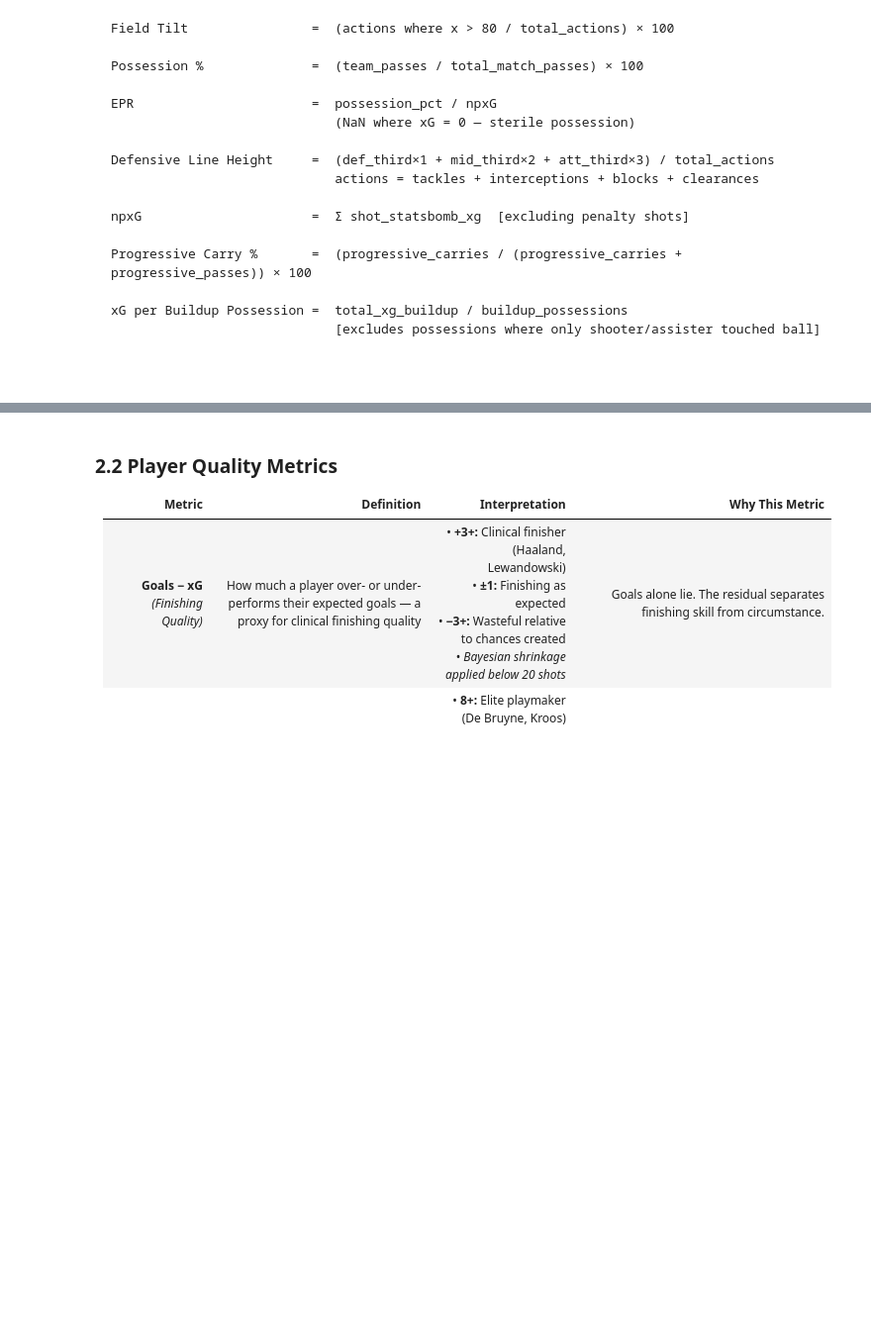
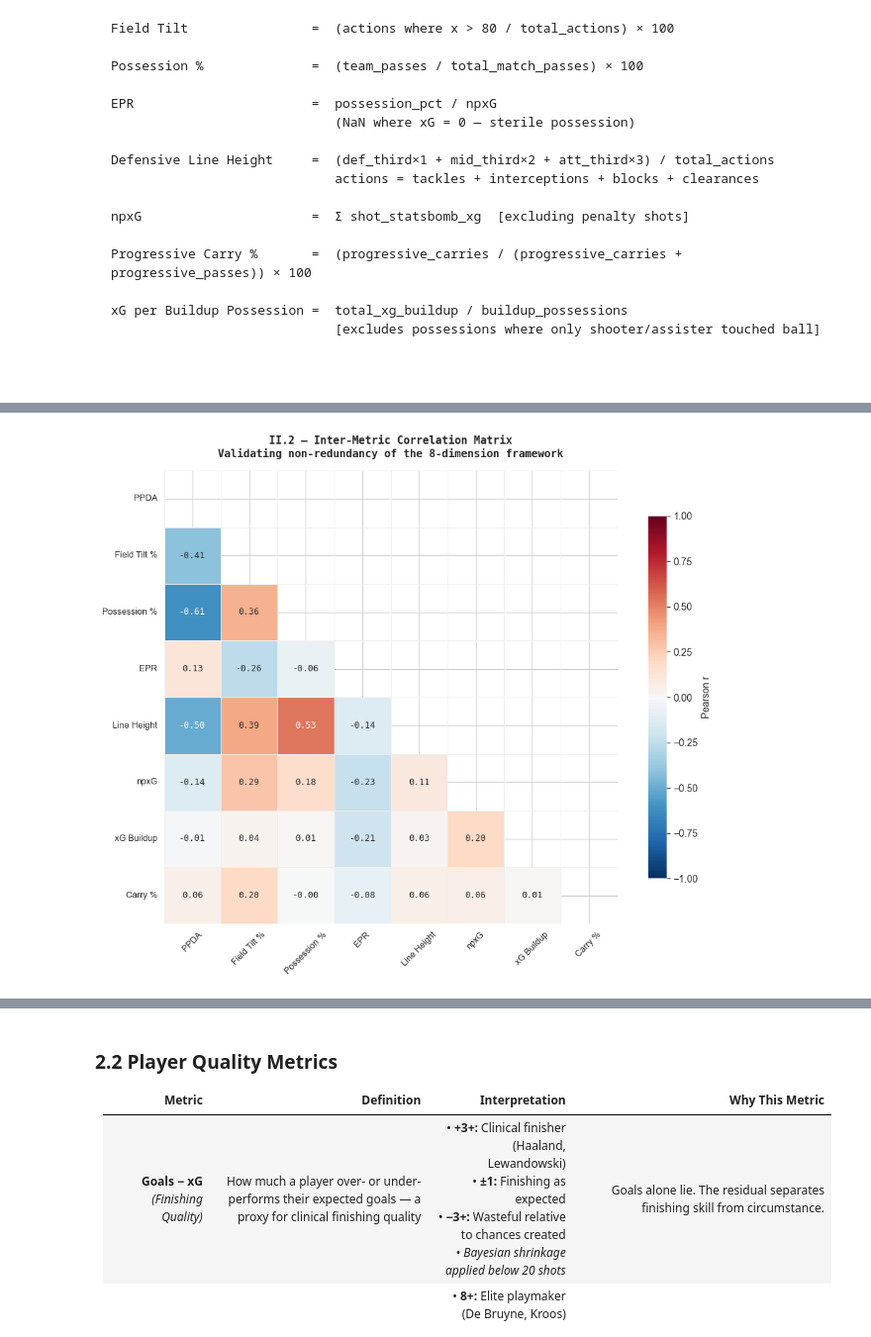
Before and after one commit to soh364/soccer-analytics-capstone-XOh, a Jupyter notebook: eda/EDA_Soomi.ipynb, the cells around one changed output, grey strips where cells are left out. Shown at 99% size. Drawn from its saved outputs; the diff is of its cells as text; code cells hidden in the pictures; blank space fills up the shorter version.

```diff
--- a/eda/EDA_Soomi.ipynb
+++ b/eda/EDA_Soomi.ipynb
@@ -277,0 +283,4 @@ metrics
+# %%
+plot_correlation_matrix(metrics)
+# %% [output]
+[figure, added]
```
Also changed, not shown: parts of 23 cells of this notebook.
